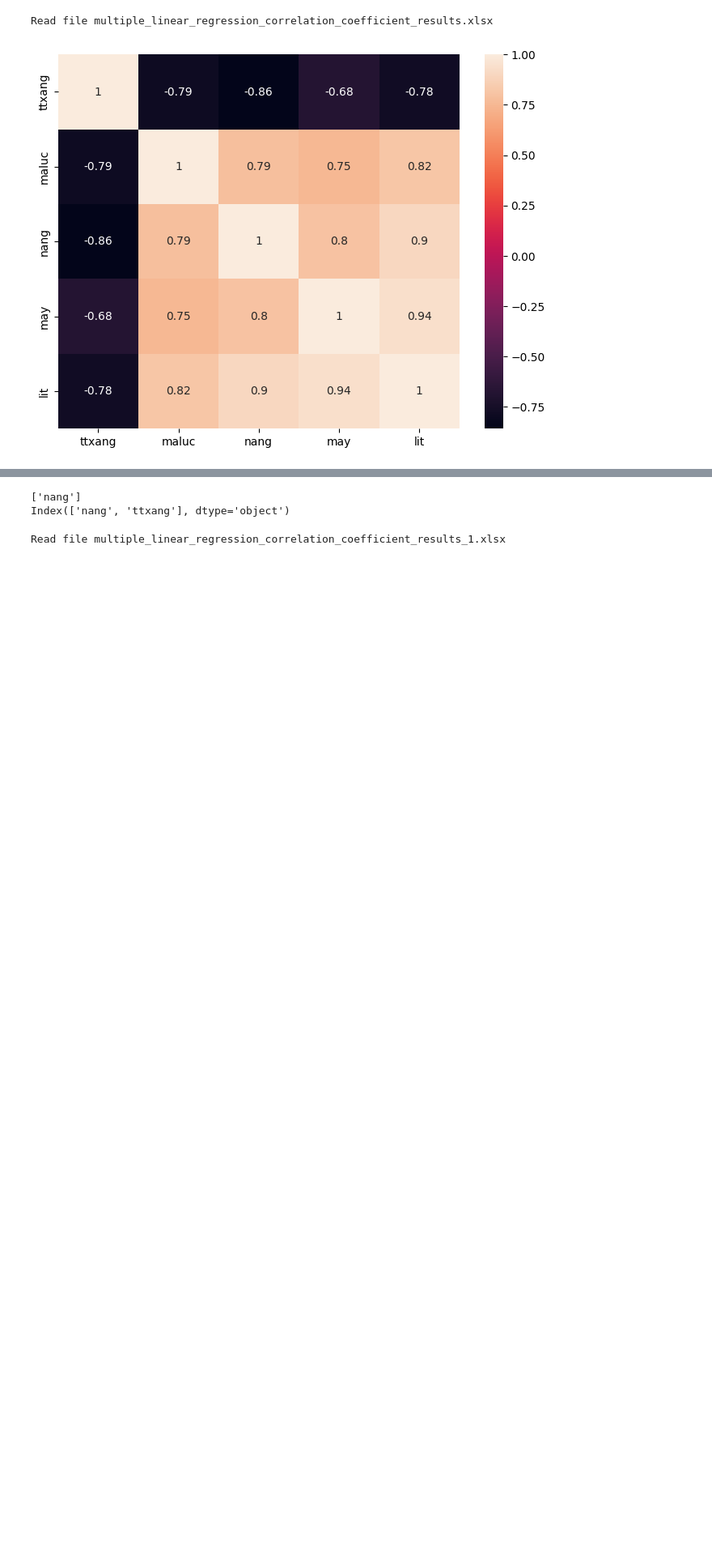
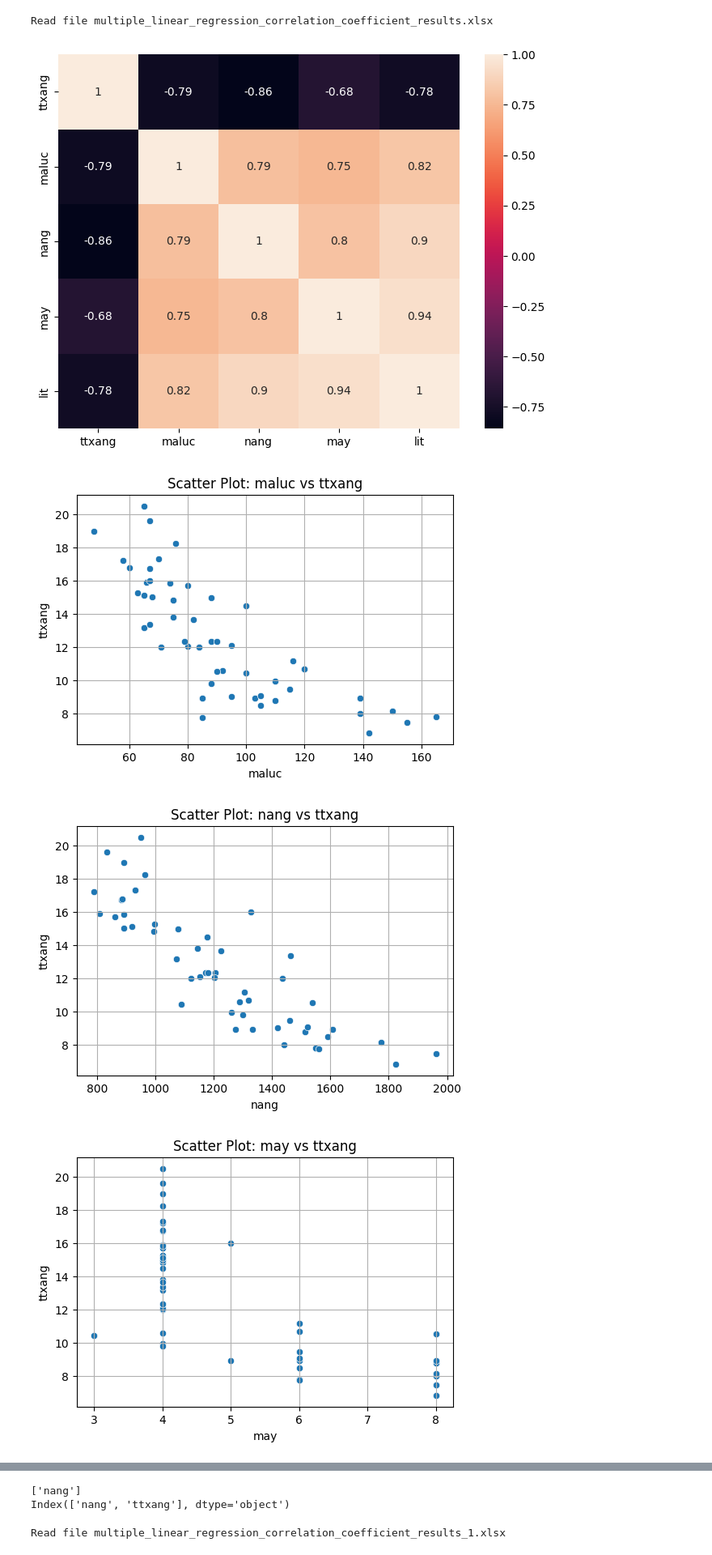
Before and after one commit to tanhpuh/regression-analysis, a Jupyter notebook: Regression Analysis.ipynb, the cells around one changed output, grey strips where cells are left out. Shown at 81% size. Saved outputs shown, nothing was run; the diff lists cells and outputs as text; code cells hidden in the pictures; blank space fills up the shorter version.

```diff
--- a/Regression Analysis.ipynb
+++ b/Regression Analysis.ipynb
@@ -653,3 +651,18 @@ print('Read file multiple_linear_regression_correlation_coefficient_results.xlsx
 # %% [output]
 Read file multiple_linear_regression_correlation_coefficient_results.xlsx
 [figure]
+# %%
+# Biểu đồ phân tán cho từng biến độc lập
+for col in independent_vars:
+    plt.figure(figsize=(6, 4))
+    sns.scatterplot(x=col, y=dependent_var, data=table)
+    plt.title(f'Scatter Plot: {col} vs {dependent_var}')
+    plt.xlabel(col)
+    plt.ylabel(f'{dependent_var}')
+    plt.grid(True)
+    plt.show()
+    print()
+# %% [output]
+[figure, added]
+[figure, added]
+[figure, added]
```
Also changed, not shown: parts of 23 cells of this notebook.
